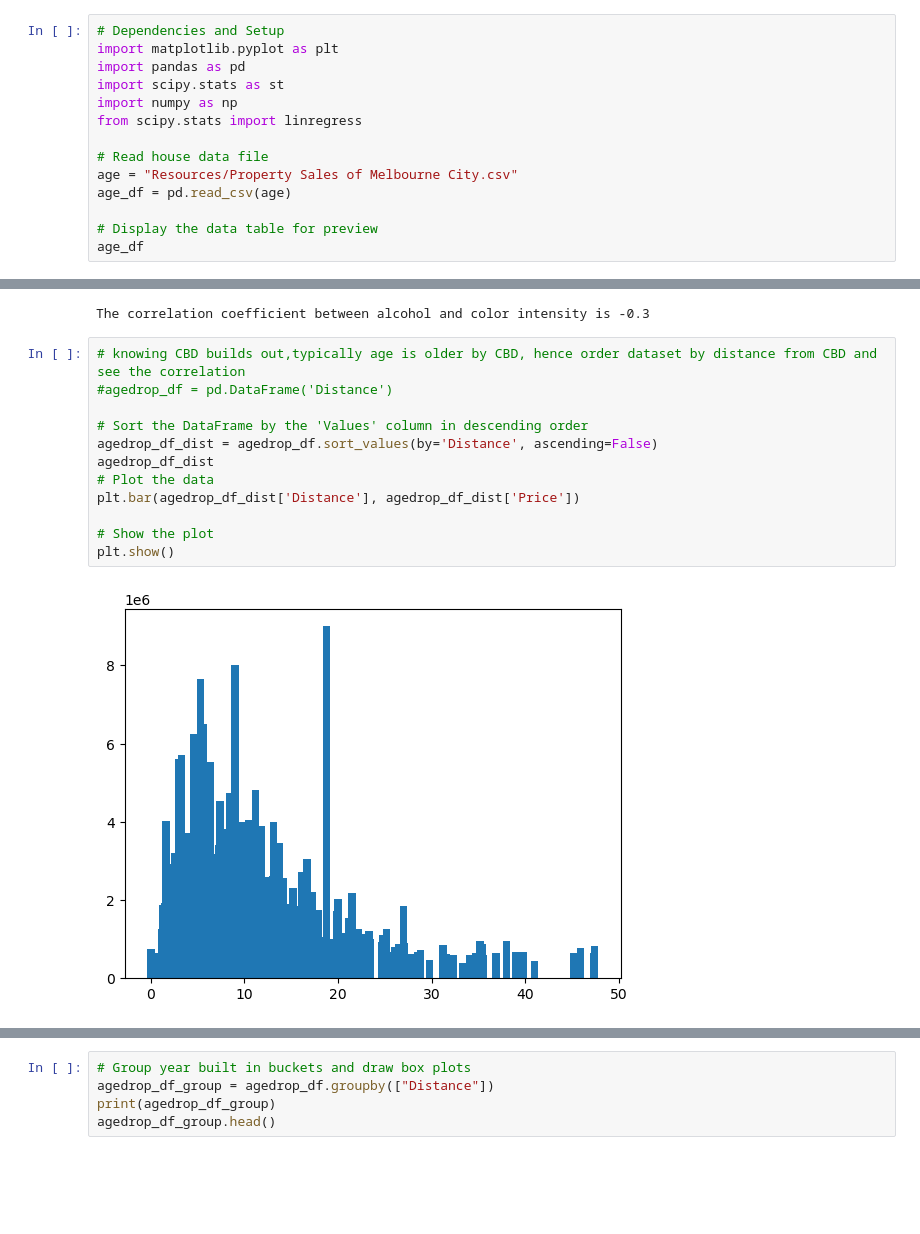
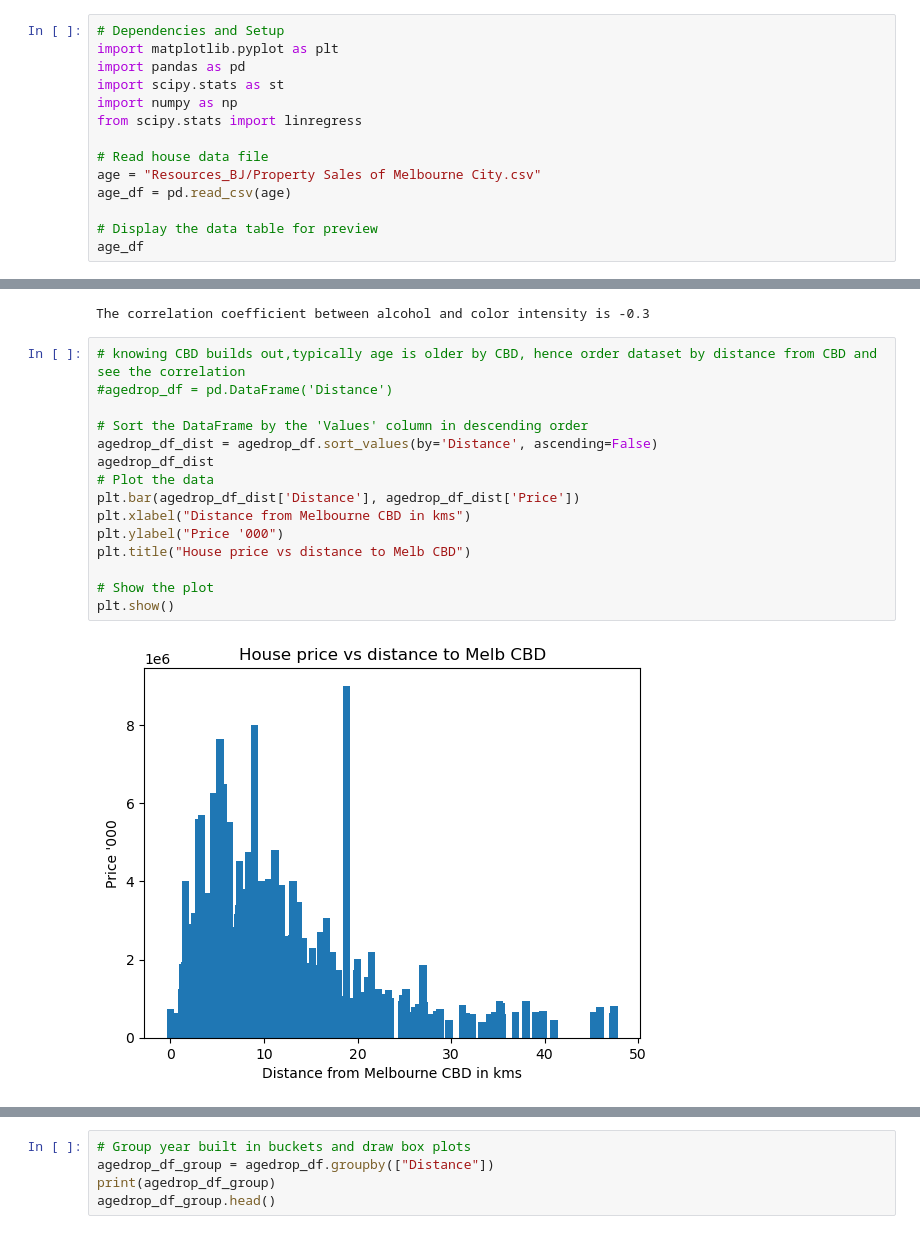
Before and after one commit to OormiC/Project1, a Jupyter notebook: Age as a variable Q3_BJ.ipynb, the cells around one changed output, grey strips where cells are left out. Saved outputs shown, nothing was run; the diff lists cells and outputs as text; blank space fills up the shorter version.

```diff
--- a/Age as a variable Q3_BJ.ipynb
+++ b/Age as a variable Q3_BJ.ipynb
@@ -13,7 +24,7 @@ import numpy as np
 from scipy.stats import linregress
 
 # Read house data file
-age = "Resources/Property Sales of Melbourne City.csv"
+age = "Resources_BJ/Property Sales of Melbourne City.csv"
 age_df = pd.read_csv(age)
 
 # Display the data table for preview
@@ -160,17 +173,20 @@ The correlation coefficient between alcohol and color intensity is -0.3
 # %%
 # knowing CBD builds out,typically age is older by CBD, hence order dataset by distance from CBD and see the correlation
 #agedrop_df = pd.DataFrame('Distance')
 
 # Sort the DataFrame by the 'Values' column in descending order
 agedrop_df_dist = agedrop_df.sort_values(by='Distance', ascending=False)
 agedrop_df_dist
 # Plot the data
 plt.bar(agedrop_df_dist['Distance'], agedrop_df_dist['Price'])
+plt.xlabel("Distance from Melbourne CBD in kms")
+plt.ylabel("Price '000")
+plt.title("House price vs distance to Melb CBD")
 
 # Show the plot
 plt.show()
 # %% [output]
-[figure, old version]
+[figure, new version]
 # %%
 # x-y scatter, calculating the line equation amd r-squared value - year built by distnace to CDB
 x_values = year = agedrop_df['Distance']
```
Also changed, not shown: parts of 3 cells of this notebook, 5 other files.
